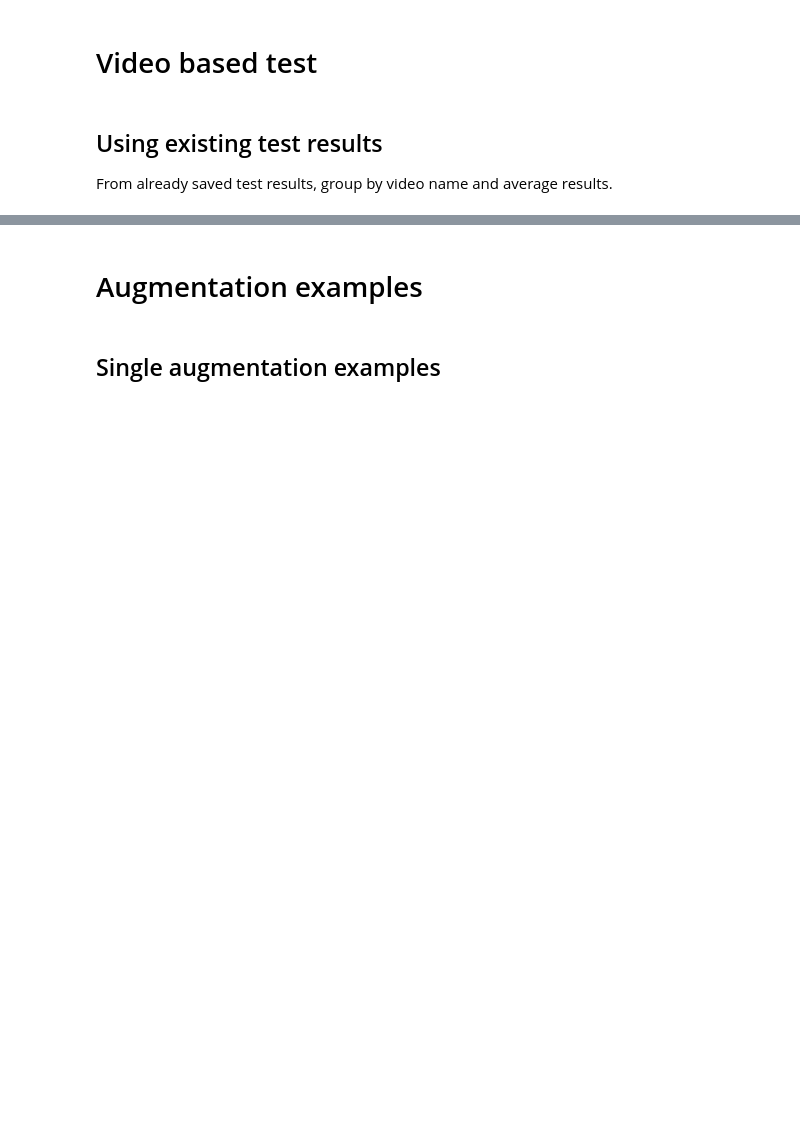
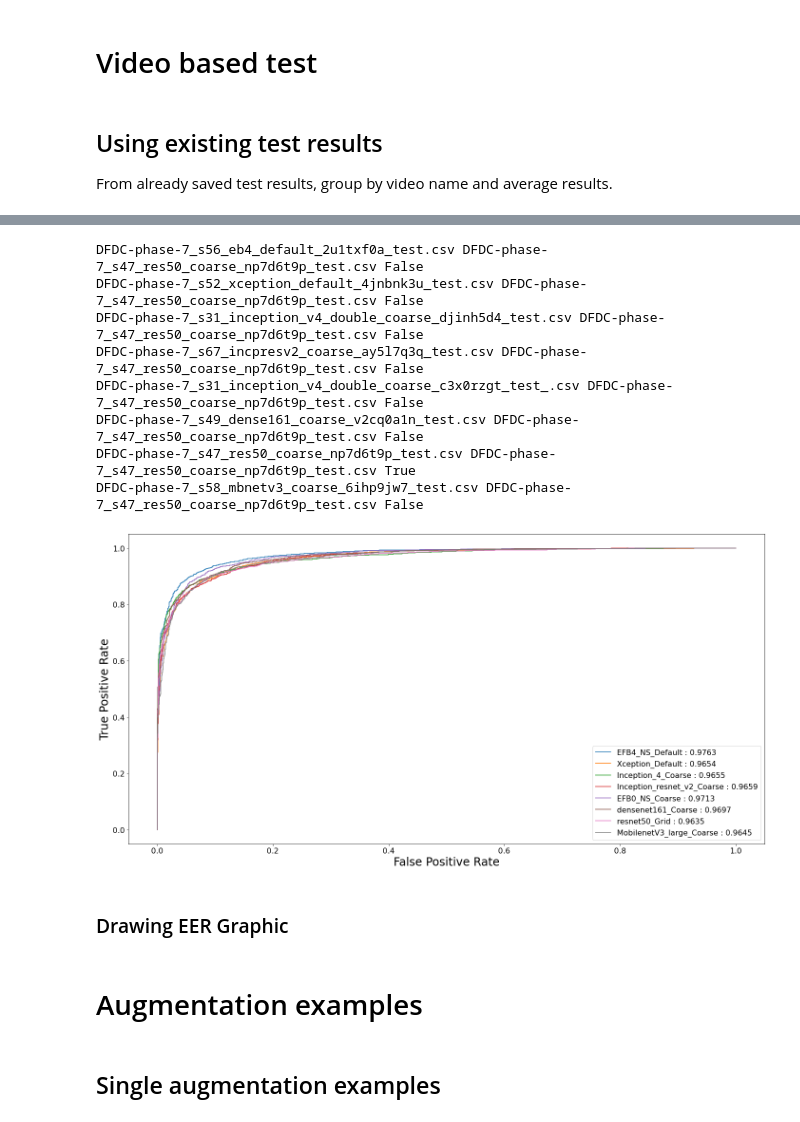
Before and after one commit to hi-ilkin/Thesis, a Jupyter notebook: Data Analysis.ipynb, the cells around one changed output, grey strips where cells are left out. Drawn from its saved outputs; the diff is of its cells as text; code cells hidden in the pictures; blank space fills up the shorter version.

```diff
--- a/Data Analysis.ipynb
+++ b/Data Analysis.ipynb
@@ -1185,0 +1290,28 @@ plt.show()
+# %%
+# drawing and saving roc curve for the given models.
+plt.figure(figsize=(24,12))
+
+for model_name, fpr, tpr, _, roc_auc_score in roc_details:
+    print(model_name, mname, model_name == mname)
+    roc_auc = auc(fpr, tpr)
+    model, aug = runs_dict[model_name]
+    plt.plot(fpr, tpr, label=f"{model}_{aug} : {round(roc_auc_score, 4)}")
+plt.xlabel('False Positive Rate', fontsize=24)
+plt.ylabel('True Positive Rate', fontsize=24)
+plt.xticks(fontsize=16)
+plt.yticks(fontsize=16)
+plt.legend(prop={'size': 16})
+plt.savefig(f'{config.root}/dfdc_roc_curve.png')
+plt.show()
+# %% [output]
+DFDC-phase-7_s56_eb4_default_2u1txf0a_test.csv DFDC-phase-7_s47_res50_coarse_np7d6t9p_test.csv False
+DFDC-phase-7_s52_xception_default_4jnbnk3u_test.csv DFDC-phase-7_s47_res50_coarse_np7d6t9p_test.csv False
+DFDC-phase-7_s31_inception_v4_double_coarse_djinh5d4_test.csv DFDC-phase-7_s47_res50_coarse_np7d6t9p_test.csv False
+DFDC-phase-7_s67_incpresv2_coarse_ay5l7q3q_test.csv DFDC-phase-7_s47_res50_coarse_np7d6t9p_test.csv False
+DFDC-phase-7_s31_inception_v4_double_coarse_c3x0rzgt_test_.csv DFDC-phase-7_s47_res50_coarse_np7d6t9p_test.csv False
+DFDC-phase-7_s49_dense161_coarse_v2cq0a1n_test.csv DFDC-phase-7_s47_res50_coarse_np7d6t9p_test.csv False
+DFDC-phase-7_s47_res50_coarse_np7d6t9p_test.csv DFDC-phase-7_s47_res50_coarse_np7d6t9p_test.csv True
+DFDC-phase-7_s58_mbnetv3_coarse_6ihp9jw7_test.csv DFDC-phase-7_s47_res50_coarse_np7d6t9p_test.csv False
+[figure, added]
+# %% [markdown]
+### Drawing EER Graphic
```
Also changed, not shown: parts of 15 cells of this notebook.
